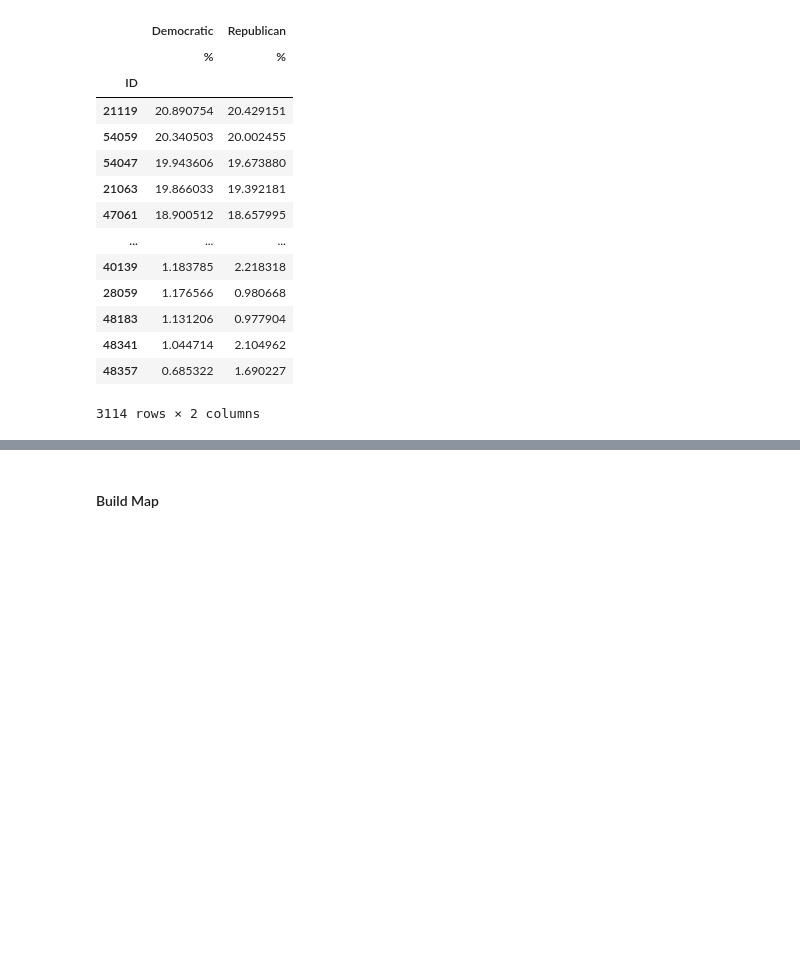
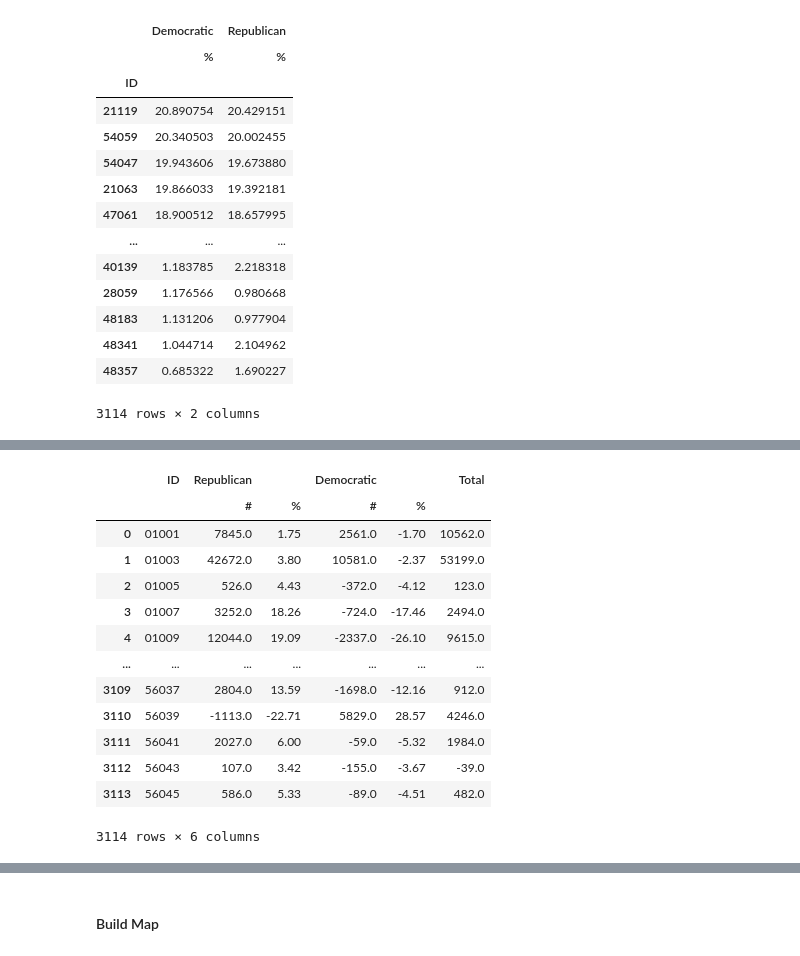
Before and after one commit to AkaiS/political_shift, a Jupyter notebook: sandbox.ipynb, the cells around one changed output, grey strips where cells are left out. Saved outputs shown, nothing was run; the diff lists cells and outputs as text; code cells hidden in the pictures; blank space fills up the shorter version.

```diff
--- a/sandbox.ipynb
+++ b/sandbox.ipynb
@@ -670,3 +671,6 @@ grouped
 3114 rows × 2 columns
 # %%
 grouped = grouped.reset_index()
+# %%
+diff = states_df.groupby(by='ID')[quant_cols].diff().fillna(0)
+diff['ID'], diff['Year'] = states_df['ID'], states_df['Year']
@@ -672,0 +688,18 @@ grouped = grouped.reset_index()
+# %%
+diff[(diff['Year'] > int(2008)) & (diff['Year'] <= int(2020))]
+diff.groupby('ID').sum().drop(('Year', ''), axis=1).reset_index()
+# %% [output]
+|  | ID | Republican |  | Democratic |  | Total |
+|  |  | # | % | # | % |  |
+| 0 | 01001 | 7845.0 | 1.75 | 2561.0 | -1.70 | 10562.0 |
+| 1 | 01003 | 42672.0 | 3.80 | 10581.0 | -2.37 | 53199.0 |
+| 2 | 01005 | 526.0 | 4.43 | -372.0 | -4.12 | 123.0 |
+| 3 | 01007 | 3252.0 | 18.26 | -724.0 | -17.46 | 2494.0 |
+| 4 | 01009 | 12044.0 | 19.09 | -2337.0 | -26.10 | 9615.0 |
+| ... | ... | ... | ... | ... | ... | ... |
+| 3109 | 56037 | 2804.0 | 13.59 | -1698.0 | -12.16 | 912.0 |
+| 3110 | 56039 | -1113.0 | -22.71 | 5829.0 | 28.57 | 4246.0 |
+| 3111 | 56041 | 2027.0 | 6.00 | -59.0 | -5.32 | 1984.0 |
+| 3112 | 56043 | 107.0 | 3.42 | -155.0 | -3.67 | -39.0 |
+| 3113 | 56045 | 586.0 | 5.33 | -89.0 | -4.51 | 482.0 |
+3114 rows × 6 columns
```
Also changed, not shown: parts of 11 cells of this notebook.
